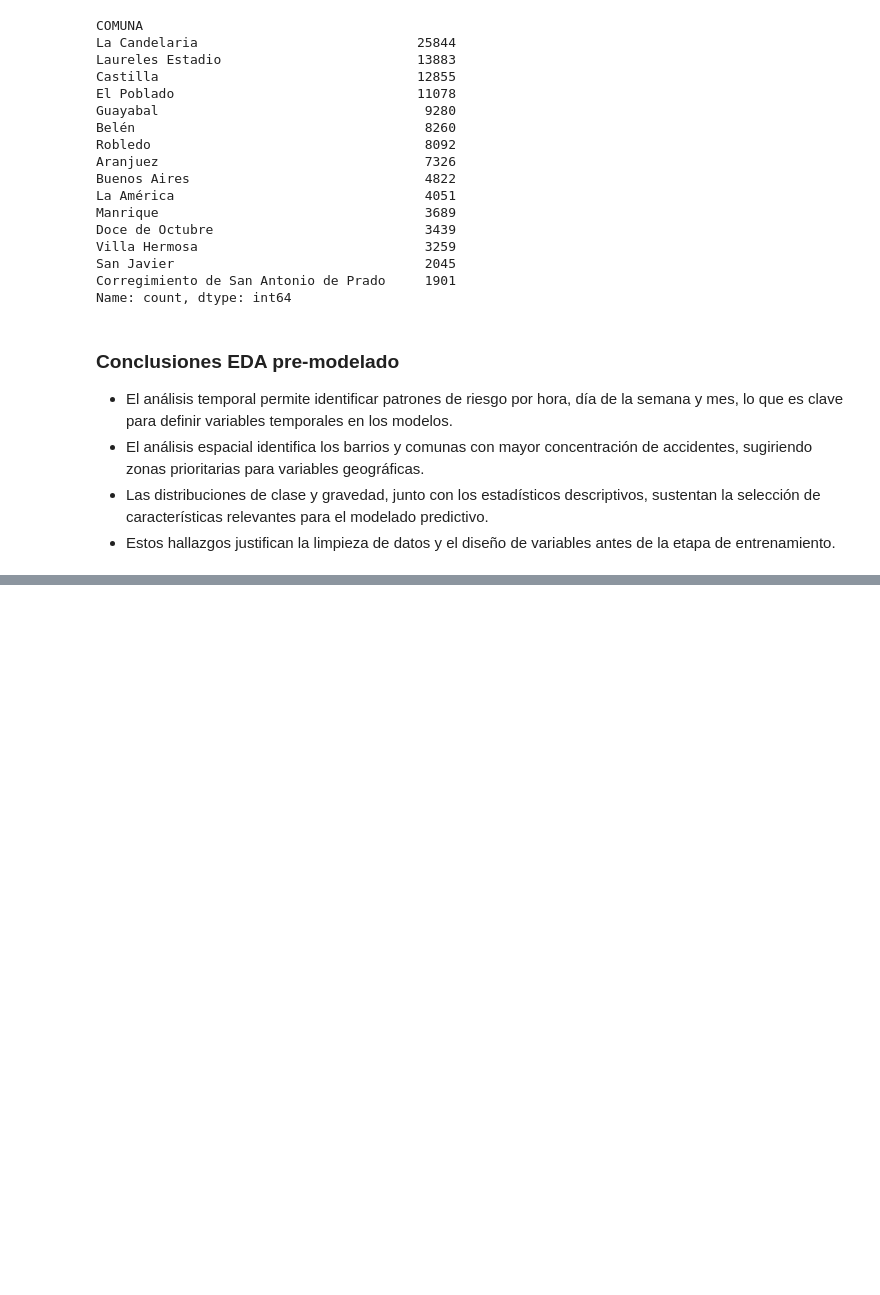
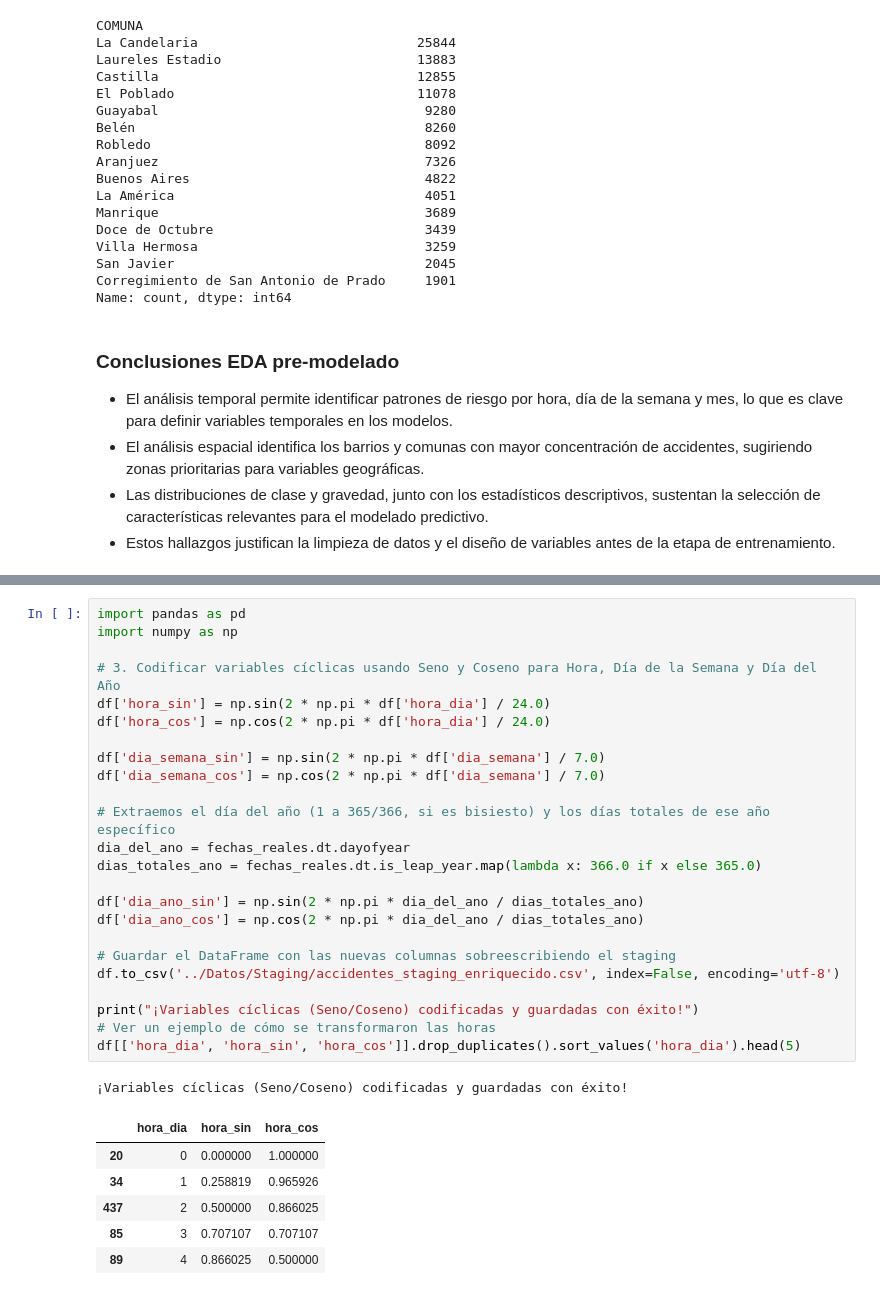
Before and after one commit to juanvilla23/AprendizajeMaquina, a Jupyter notebook: EDA/eda_accidentes_agg.ipynb, the cells around one changed output, grey strips where cells are left out. Saved outputs shown, nothing was run; the diff lists cells and outputs as text; blank space fills up the shorter version.

```diff
--- a/EDA/eda_accidentes_agg.ipynb
+++ b/EDA/eda_accidentes_agg.ipynb
@@ -261,0 +287,32 @@ Name: count, dtype: int64
+# %%
+import pandas as pd
+import numpy as np
+
+# 3. Codificar variables cíclicas usando Seno y Coseno para Hora, Día de la Semana y Día del Año
+df['hora_sin'] = np.sin(2 * np.pi * df['hora_dia'] / 24.0)
+df['hora_cos'] = np.cos(2 * np.pi * df['hora_dia'] / 24.0)
+
+df['dia_semana_sin'] = np.sin(2 * np.pi * df['dia_semana'] / 7.0)
+df['dia_semana_cos'] = np.cos(2 * np.pi * df['dia_semana'] / 7.0)
+
+# Extraemos el día del año (1 a 365/366, si es bisiesto) y los días totales de ese año específico
+dia_del_ano = fechas_reales.dt.dayofyear
+dias_totales_ano = fechas_reales.dt.is_leap_year.map(lambda x: 366.0 if x else 365.0)
+
+df['dia_ano_sin'] = np.sin(2 * np.pi * dia_del_ano / dias_totales_ano)
+df['dia_ano_cos'] = np.cos(2 * np.pi * dia_del_ano / dias_totales_ano)
+
+# Guardar el DataFrame con las nuevas columnas sobreescribiendo el staging
+df.to_csv('../Datos/Staging/accidentes_staging_enriquecido.csv', index=False, encoding='utf-8')
+
+print("¡Variables cíclicas (Seno/Coseno) codificadas y guardadas con éxito!")
+# Ver un ejemplo de cómo se transformaron las horas
+df[['hora_dia', 'hora_sin', 'hora_cos']].drop_duplicates().sort_values('hora_dia').head(5)
+# %% [output]
+¡Variables cíclicas (Seno/Coseno) codificadas y guardadas con éxito!
+|  | hora_dia | hora_sin | hora_cos |
+| 20 | 0 | 0.000000 | 1.000000 |
+| 34 | 1 | 0.258819 | 0.965926 |
+| 437 | 2 | 0.500000 | 0.866025 |
+| 85 | 3 | 0.707107 | 0.707107 |
+| 89 | 4 | 0.866025 | 0.500000 |
```
Also changed, not shown: parts of 9 cells of this notebook.
